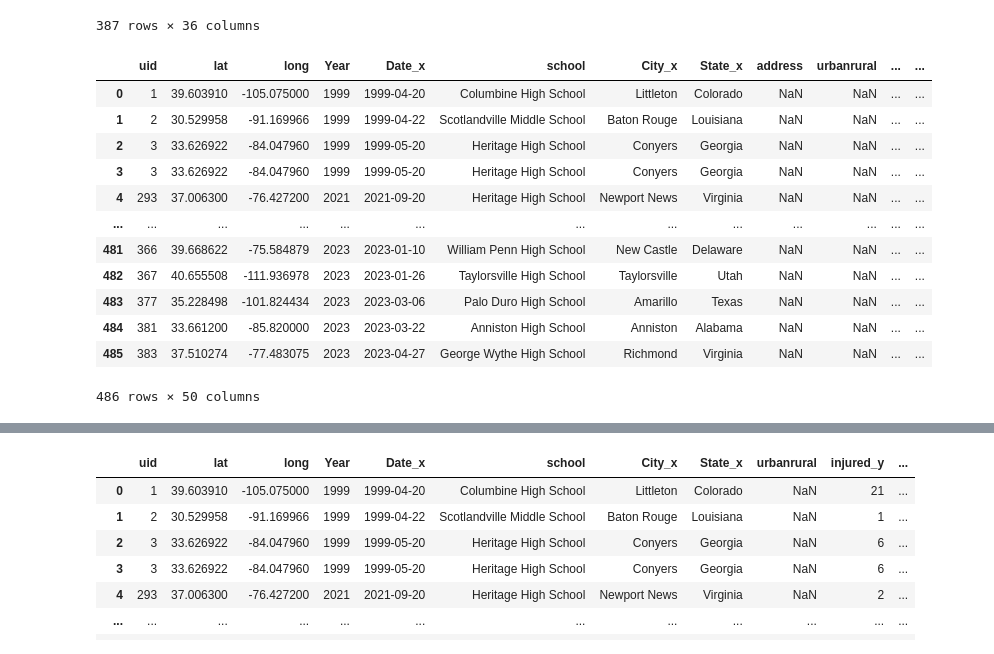
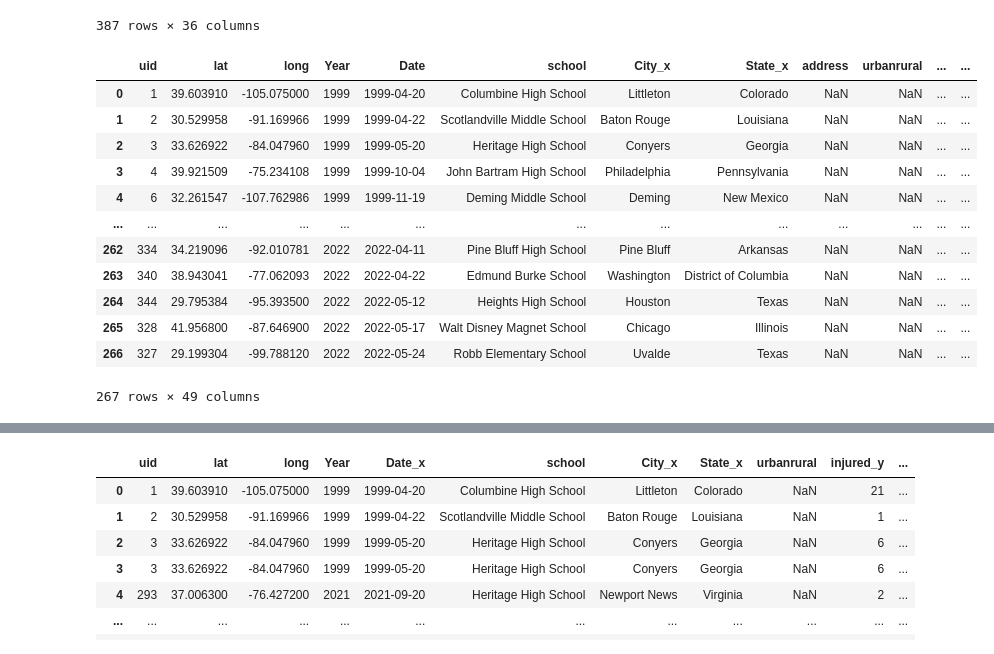
Before and after one commit to LeviEzra1/Project1_team4, a Jupyter notebook: Adriel_analysis/dataset_draft.ipynb, the cells around one changed output, grey strips where cells are left out. Saved outputs shown, nothing was run; the diff lists cells and outputs as text; code cells hidden in the pictures.

```diff
--- a/Adriel_analysis/dataset_draft.ipynb
+++ b/Adriel_analysis/dataset_draft.ipynb
@@ -152,19 +157,19 @@ revised_Merge1
 # %%
 #Conduct final merge
 #inner merge
-final_data_merge = pd.merge(revised_Merge1, CSV3XR, on=('school'))
+final_data_merge = pd.merge(revised_Merge1, CSV3XR, on=(['school', 'Date']))
 final_data_merge
 # %% [output]
-|  | uid | lat | long | Year | Date_x | school | City_x | State_x | address | urbanrural | ... | ... |
+|  | uid | lat | long | Year | Date | school | City_x | State_x | address | urbanrural | ... | ... |
 | 0 | 1 | 39.603910 | -105.075000 | 1999 | 1999-04-20 | Columbine High School | Littleton | Colorado | NaN | NaN | ... | ... |
 | 1 | 2 | 30.529958 | -91.169966 | 1999 | 1999-04-22 | Scotlandville Middle School | Baton Rouge | Louisiana | NaN | NaN | ... | ... |
 | 2 | 3 | 33.626922 | -84.047960 | 1999 | 1999-05-20 | Heritage High School | Conyers | Georgia | NaN | NaN | ... | ... |
-| 3 | 3 | 33.626922 | -84.047960 | 1999 | 1999-05-20 | Heritage High School | Conyers | Georgia | NaN | NaN | ... | ... |
-| 4 | 293 | 37.006300 | -76.427200 | 2021 | 2021-09-20 | Heritage High School | Newport News | Virginia | NaN | NaN | ... | ... |
+| 3 | 4 | 39.921509 | -75.234108 | 1999 | 1999-10-04 | John Bartram High School | Philadelphia | Pennsylvania | NaN | NaN | ... | ... |
+| 4 | 6 | 32.261547 | -107.762986 | 1999 | 1999-11-19 | Deming Middle School | Deming | New Mexico | NaN | NaN | ... | ... |
 | ... | ... | ... | ... | ... | ... | ... | ... | ... | ... | ... | ... | ... |
-| 481 | 366 | 39.668622 | -75.584879 | 2023 | 2023-01-10 | William Penn High School | New Castle | Delaware | NaN | NaN | ... | ... |
-| 482 | 367 | 40.655508 | -111.936978 | 2023 | 2023-01-26 | Taylorsville High School | Taylorsville | Utah | NaN | NaN | ... | ... |
-| 483 | 377 | 35.228498 | -101.824434 | 2023 | 2023-03-06 | Palo Duro High School | Amarillo | Texas | NaN | NaN | ... | ... |
-| 484 | 381 | 33.661200 | -85.820000 | 2023 | 2023-03-22 | Anniston High School | Anniston | Alabama | NaN | NaN | ... | ... |
-| 485 | 383 | 37.510274 | -77.483075 | 2023 | 2023-04-27 | George Wythe High School | Richmond | Virginia | NaN | NaN | ... | ... |
+| 262 | 334 | 34.219096 | -92.010781 | 2022 | 2022-04-11 | Pine Bluff High School | Pine Bluff | Arkansas | NaN | NaN | ... | ... |
+| 263 | 340 | 38.943041 | -77.062093 | 2022 | 2022-04-22 | Edmund Burke School | Washington | District of Columbia | NaN | NaN | ... | ... |
+| 264 | 344 | 29.795384 | -95.393500 | 2022 | 2022-05-12 | Heights High School | Houston | Texas | NaN | NaN | ... | ... |
+| 265 | 328 | 41.956800 | -87.646900 | 2022 | 2022-05-17 | Walt Disney Magnet School | Chicago | Illinois | NaN | NaN | ... | ... |
+| 266 | 327 | 29.199304 | -99.788120 | 2022 | 2022-05-24 | Robb Elementary School | Uvalde | Texas | NaN | NaN | ... | ... |
-486 rows × 50 columns
+267 rows × 49 columns
```
Also changed, not shown: parts of 8 cells of this notebook, 1 other file.
